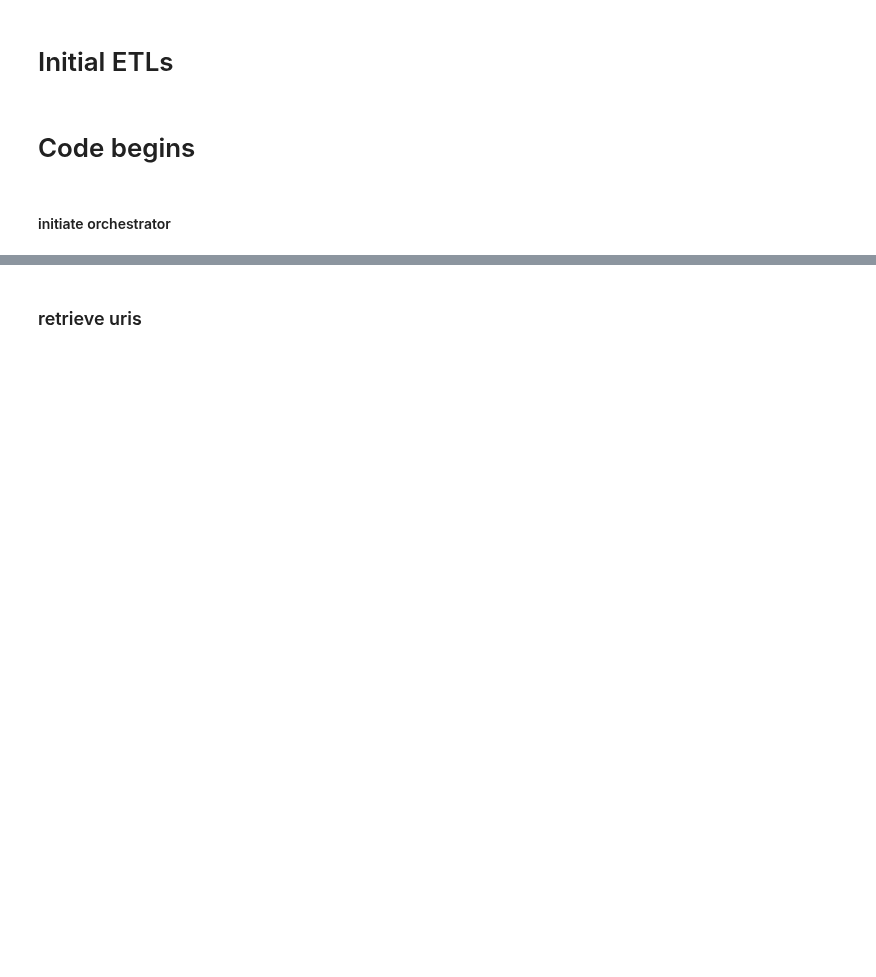
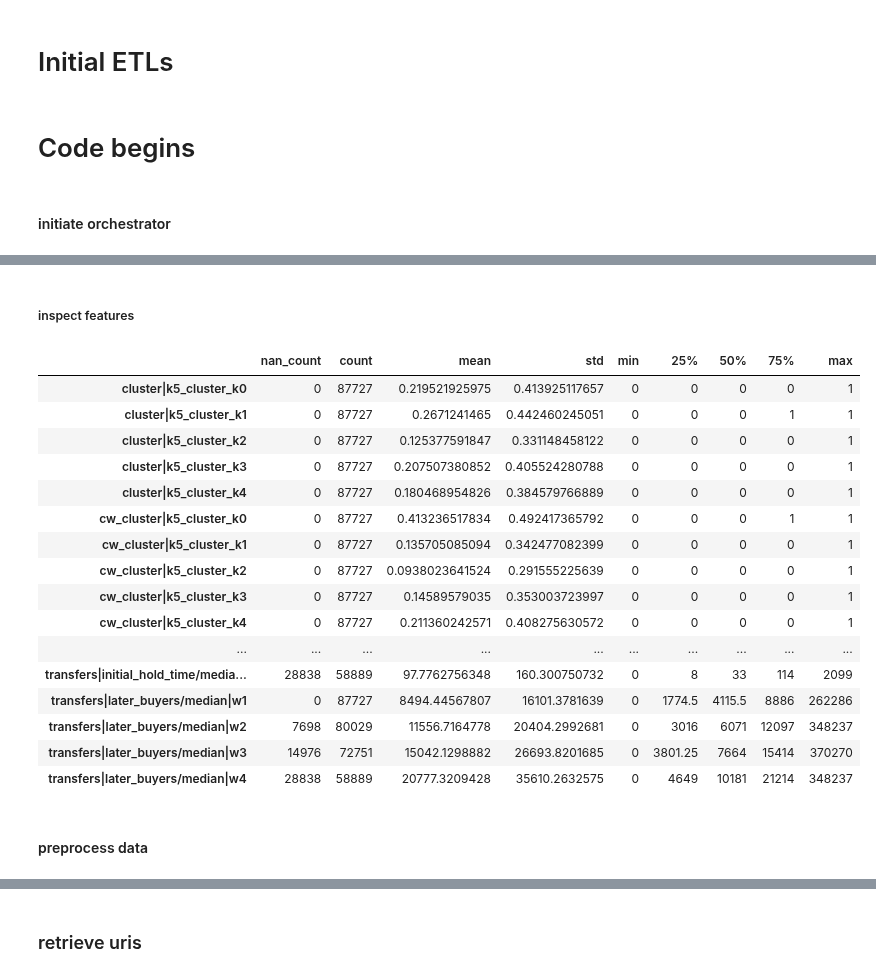
Before and after one commit to dreams-labs/sagemaker, a Jupyter notebook: notebooks/DDA-872 sagemaker basic model.ipynb, the cells around one changed output, grey strips where cells are left out. Saved outputs shown, nothing was run; the diff lists cells and outputs as text; code cells hidden in the pictures; blank space fills up the shorter version.

```diff
--- a/notebooks/DDA-872 sagemaker basic model.ipynb
+++ b/notebooks/DDA-872 sagemaker basic model.ipynb
@@ -124,5 +129,5 @@ sage_wallets_config = yaml.safe_load(Path('../config/sage_wallets_config.yaml').
 sage_wallets_modeling_config = yaml.safe_load(Path('../config/sage_wallets_modeling_config.yaml').read_text(encoding='utf-8'))
 
 
-workflow_orch = wwo.WalletWorkflowOrchestrator(sage_wallets_config)
+workflow_orch = wo.WalletWorkflowOrchestrator(sage_wallets_config)
 # %% [markdown]
@@ -139,0 +148,34 @@ workflow_orch.load_training_data(date_suffixes)
+# %% [markdown]
+##### inspect features
+# %%
+# Create combined NaN count and describe statistics
+nan_counts = workflow_orch.training_data['x_train'].isna().sum()
+describe_stats = workflow_orch.training_data['x_train'].describe().T
+
+# Combine into single DataFrame
+combined_stats = pd.concat([
+    nan_counts.rename('nan_count'),
+    describe_stats
+], axis=1).sort_index()
+
+u.display_full(combined_stats.sort_index())
+# %% [output]
+|  | nan_count | count | mean | std | min | 25% | 50% | 75% | max |
+| cluster|k5_cluster_k0 | 0 | 87727 | 0.219521925975 | 0.413925117657 | 0 | 0 | 0 | 0 | 1 |
+| cluster|k5_cluster_k1 | 0 | 87727 | 0.2671241465 | 0.442460245051 | 0 | 0 | 0 | 1 | 1 |
+| cluster|k5_cluster_k2 | 0 | 87727 | 0.125377591847 | 0.331148458122 | 0 | 0 | 0 | 0 | 1 |
+| cluster|k5_cluster_k3 | 0 | 87727 | 0.207507380852 | 0.405524280788 | 0 | 0 | 0 | 0 | 1 |
+| cluster|k5_cluster_k4 | 0 | 87727 | 0.180468954826 | 0.384579766889 | 0 | 0 | 0 | 0 | 1 |
+| cw_cluster|k5_cluster_k0 | 0 | 87727 | 0.413236517834 | 0.492417365792 | 0 | 0 | 0 | 1 | 1 |
+| cw_cluster|k5_cluster_k1 | 0 | 87727 | 0.135705085094 | 0.342477082399 | 0 | 0 | 0 | 0 | 1 |
+| cw_cluster|k5_cluster_k2 | 0 | 87727 | 0.0938023641524 | 0.291555225639 | 0 | 0 | 0 | 0 | 1 |
+| cw_cluster|k5_cluster_k3 | 0 | 87727 | 0.14589579035 | 0.353003723997 | 0 | 0 | 0 | 0 | 1 |
+| cw_cluster|k5_cluster_k4 | 0 | 87727 | 0.211360242571 | 0.408275630572 | 0 | 0 | 0 | 0 | 1 |
+| ... | ... | ... | ... | ... | ... | ... | ... | ... | ... |
+| transfers|initial_hold_time/media... | 28838 | 58889 | 97.7762756348 | 160.300750732 | 0 | 8 | 33 | 114 | 2099 |
+| transfers|later_buyers/median|w1 | 0 | 87727 | 8494.44567807 | 16101.3781639 | 0 | 1774.5 | 4115.5 | 8886 | 262286 |
+| transfers|later_buyers/median|w2 | 7698 | 80029 | 11556.7164778 | 20404.2992681 | 0 | 3016 | 6071 | 12097 | 348237 |
+| transfers|later_buyers/median|w3 | 14976 | 72751 | 15042.1298882 | 26693.8201685 | 0 | 3801.25 | 7664 | 15414 | 370270 |
+| transfers|later_buyers/median|w4 | 28838 | 58889 | 20777.3209428 | 35610.2632575 | 0 | 4649 | 10181 | 21214 | 348237 |
+# %% [markdown]
+#### preprocess data
```
Also changed, not shown: parts of 9 cells of this notebook, 1 other file.
